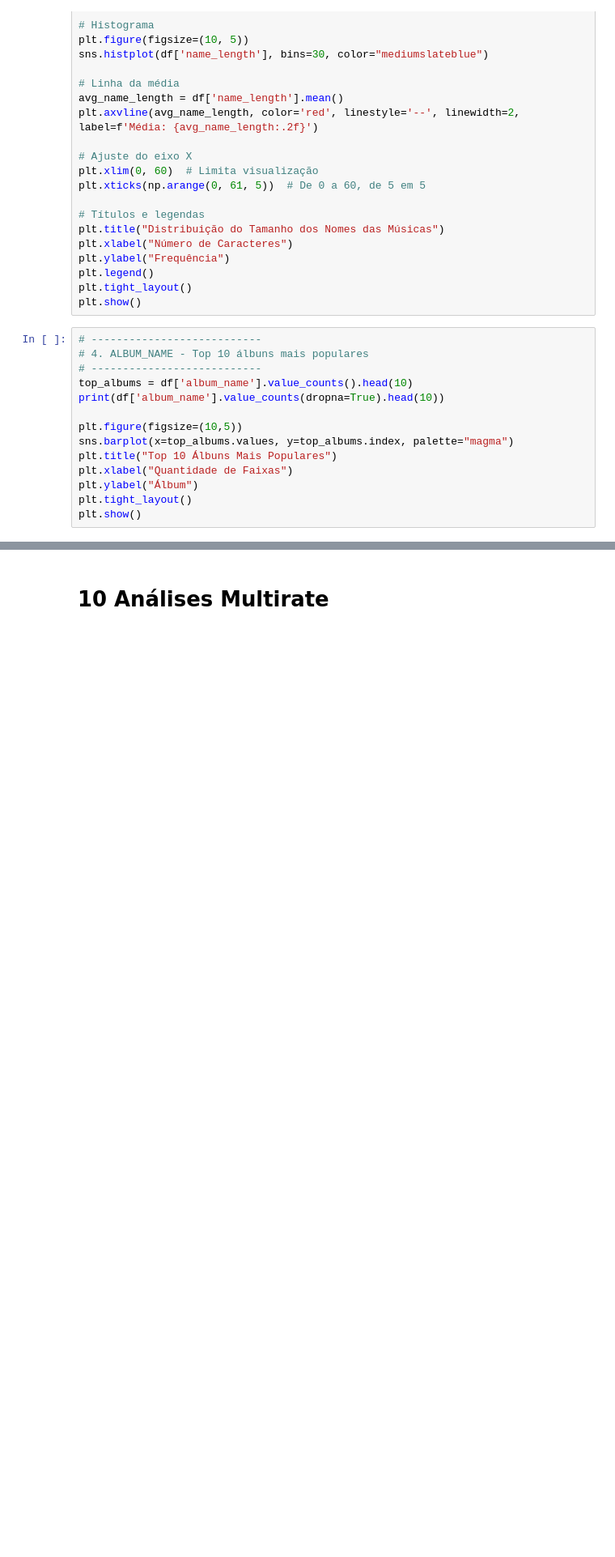
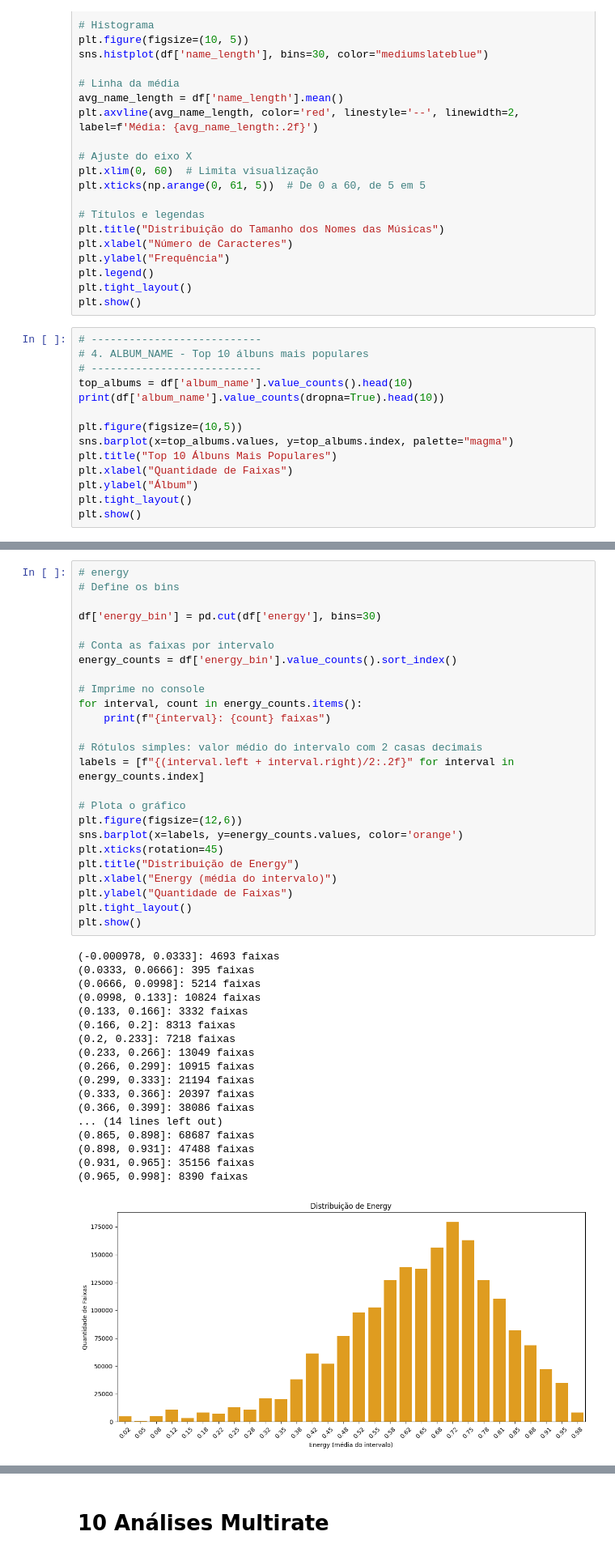
Before and after one commit to Henrick1/Projeto-Data-Science, a Jupyter notebook: Projeto.ipynb, the cells around one changed output, grey strips where cells are left out. Shown: that part at 81% size. Drawn from its saved outputs; the diff is of its cells as text; blank space fills up the shorter version.

```diff
--- a/Projeto.ipynb
+++ b/Projeto.ipynb
@@ -234,0 +258,44 @@ plt.show()
+# %%
+# energy
+# Define os bins
+
+df['energy_bin'] = pd.cut(df['energy'], bins=30)
+
+# Conta as faixas por intervalo
+energy_counts = df['energy_bin'].value_counts().sort_index()
+
+# Imprime no console
+for interval, count in energy_counts.items():
+    print(f"{interval}: {count} faixas")
+
+# Rótulos simples: valor médio do intervalo com 2 casas decimais
+labels = [f"{(interval.left + interval.right)/2:.2f}" for interval in energy_counts.index]
+
+# Plota o gráfico
+plt.figure(figsize=(12,6))
+sns.barplot(x=labels, y=energy_counts.values, color='orange')
+plt.xticks(rotation=45)
+plt.title("Distribuição de Energy")
+plt.xlabel("Energy (média do intervalo)")
+plt.ylabel("Quantidade de Faixas")
+plt.tight_layout()
+plt.show()
+# %% [output]
+(-0.000978, 0.0333]: 4693 faixas
+(0.0333, 0.0666]: 395 faixas
+(0.0666, 0.0998]: 5214 faixas
+(0.0998, 0.133]: 10824 faixas
+(0.133, 0.166]: 3332 faixas
+(0.166, 0.2]: 8313 faixas
+(0.2, 0.233]: 7218 faixas
+(0.233, 0.266]: 13049 faixas
+(0.266, 0.299]: 10915 faixas
+(0.299, 0.333]: 21194 faixas
+(0.333, 0.366]: 20397 faixas
+(0.366, 0.399]: 38086 faixas
+... (14 lines left out)
+(0.865, 0.898]: 68687 faixas
+(0.898, 0.931]: 47488 faixas
+(0.931, 0.965]: 35156 faixas
+(0.965, 0.998]: 8390 faixas
+[figure, added]
```
Also changed, not shown: parts of 4 cells of this notebook.
